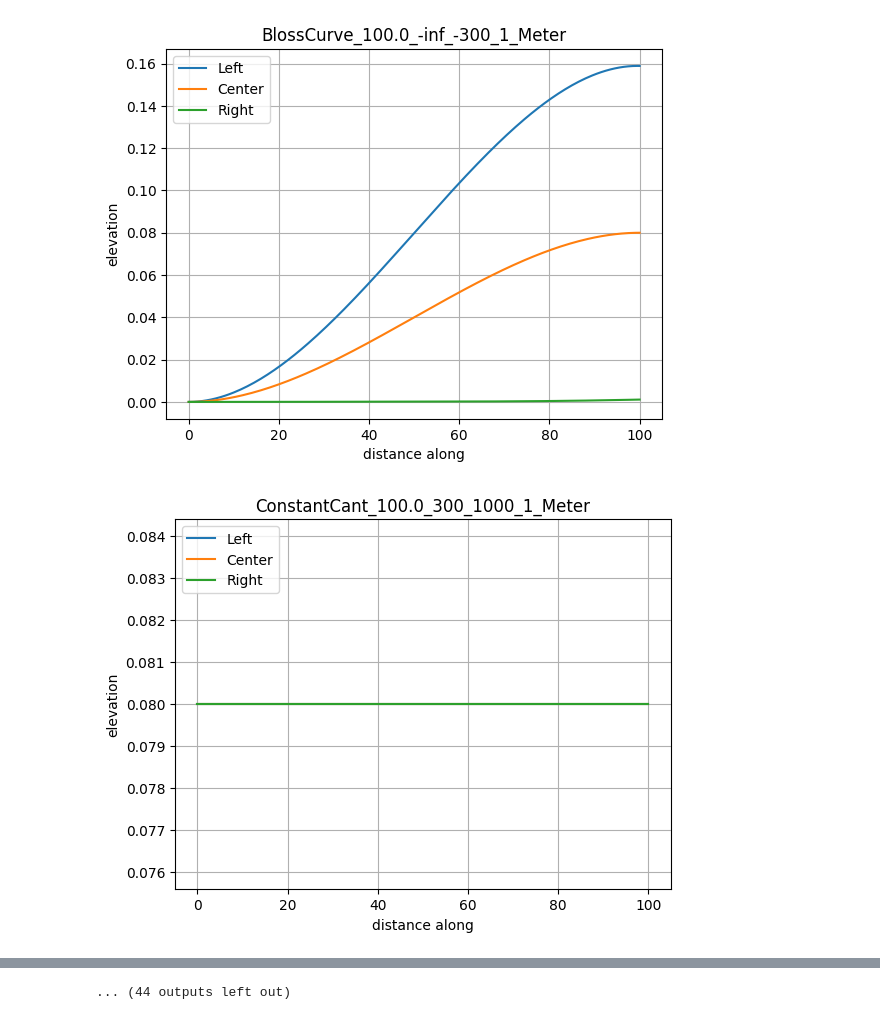
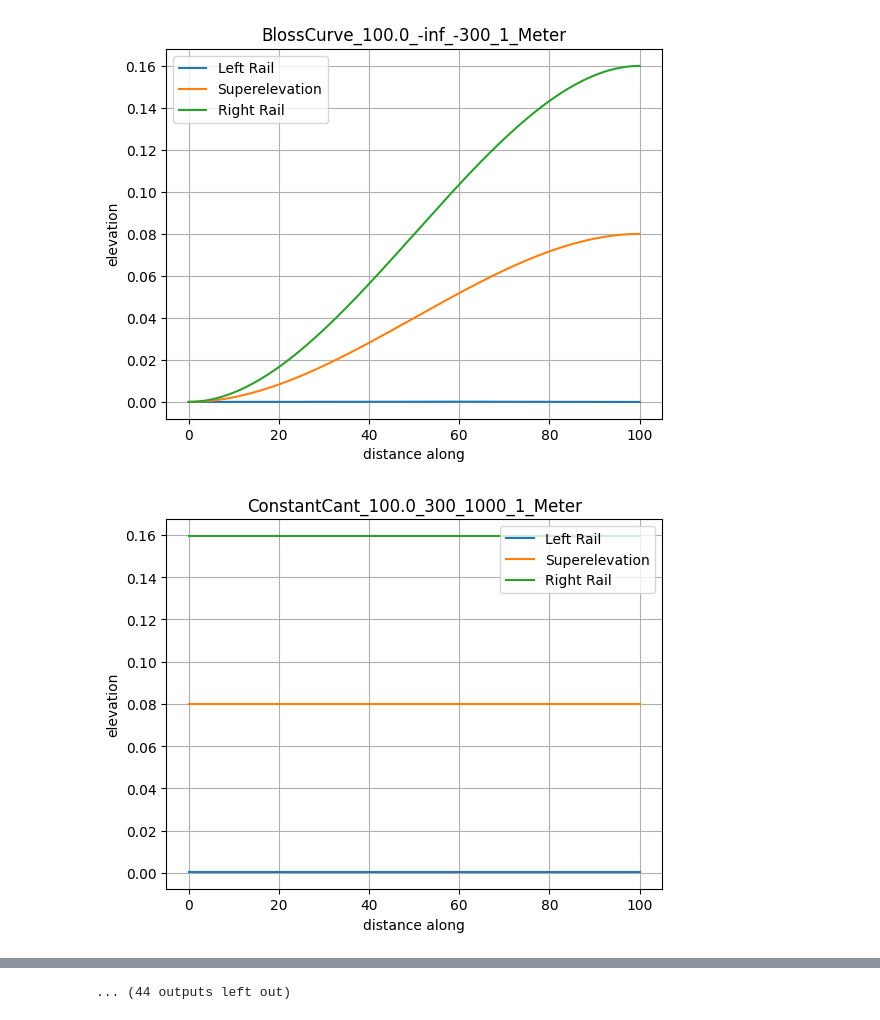
Before and after one commit to civilx64/IfcAlignmentDriver, a Jupyter notebook: Notebooks/CantSlope.ipynb, the cells around one changed output, grey strips where cells are left out. Drawn from its saved outputs; the diff is of its cells as text; code cells hidden in the pictures.

```diff
--- a/Notebooks/CantSlope.ipynb
+++ b/Notebooks/CantSlope.ipynb
@@ -2,6 +2,7 @@
 import ifcopenshell, ifcopenshell.geom
 import numpy as np
 import matplotlib.pyplot as plt
+import math
 
 curve_types = ["BlossCurve","ConstantCant","CosineCurve","HelmertCurve","LinearTransition","SineCurve","VienneseBend"]
 for curve_type in curve_types:
@@ -32,19 +33,22 @@ for curve_type in curve_types:
             m = pwf.evaluate(u)
             z = np.array(m)[:,3][2] # get the curve elevation
             axis = np.array(m)[:,2] # get the Axis vector
+            #print(axis)
+            dx = axis[0]
             dy = axis[1]
+            ds = math.sqrt(dx*dx+dy*dy) # magnitude of vector in cant plane
             dz = axis[2]
-            left.append(-0.5*rail_head*dy/dz + z)
+            left.append(-0.5*rail_head*ds/dz + z)
             center.append(z)
-            right.append(0.5*rail_head*dy/dz + z)
+            right.append(0.5*rail_head*ds/dz + z)
 
         fig1 = plt.figure().add_subplot()
-        fig1.plot(locations,left,label="Left")
-        fig1.plot(locations,center,label="Center")
-        fig1.plot(locations,right,label="Right")
+        fig1.plot(locations,left,label="Left Rail")
+        fig1.plot(locations,center,label="Superelevation")
+        fig1.plot(locations,right,label="Right Rail")
 
         fig1.set_title(test_case)
-        fig1.legend(loc="upper left")
+        fig1.legend()#loc="upper left")
         fig1.set_xlabel("distance along")
         fig1.set_ylabel("elevation")
         fig1.grid(True)
@@ -60,2 +64,2 @@ for curve_type in curve_types:
-[figure, old version]
+[figure, new version]
-[figure, old version]
+[figure, new version]
```
Also changed, not shown: parts of 1 cell of this notebook, 6 other files.
